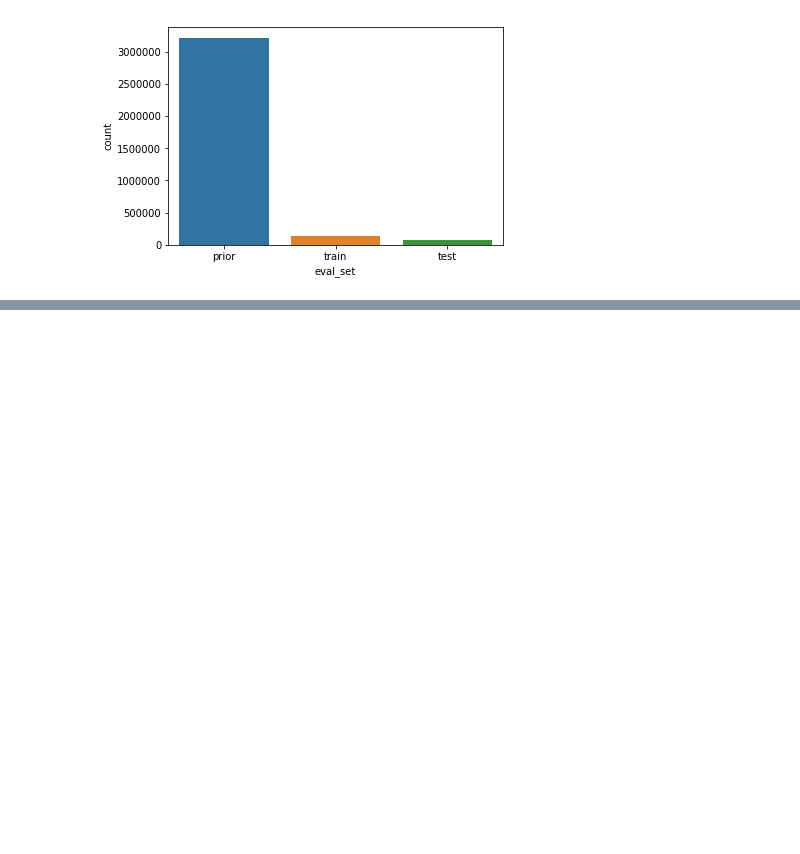
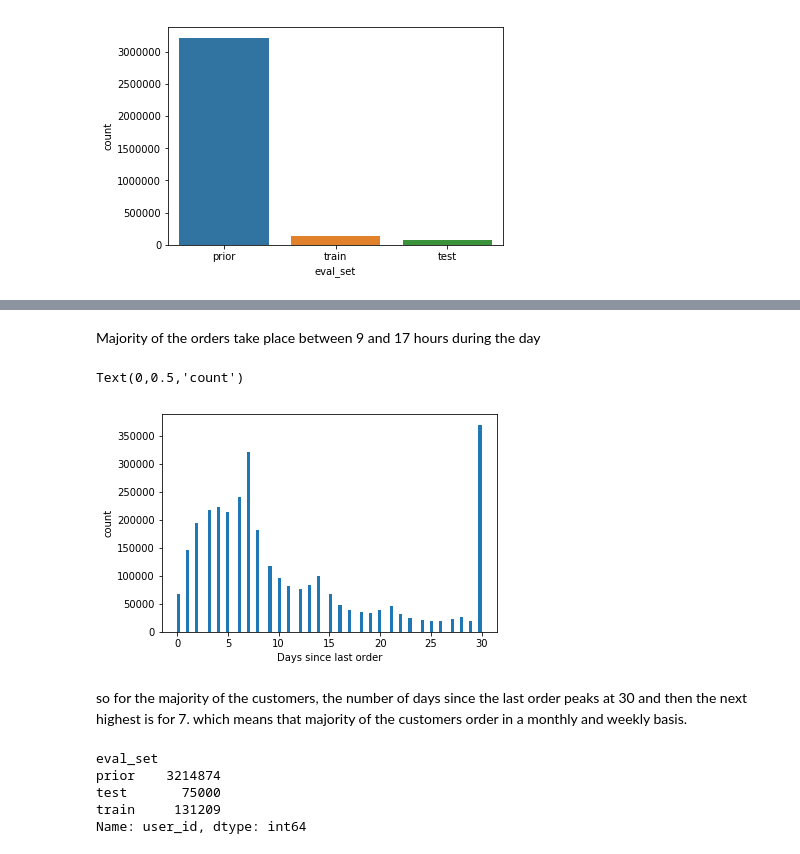
Before and after one commit to Pm1995/Instacart-Basket-Analysis-, a Jupyter notebook: work.ipynb, the cells around one changed output, grey strips where cells are left out. Drawn from its saved outputs; the diff is of its cells as text; code cells hidden in the pictures; blank space fills up the shorter version.

```diff
--- a/work.ipynb
+++ b/work.ipynb
@@ -99,0 +114,19 @@ sns.countplot(x="eval_set",data=orders)
+# %% [markdown]
+Majority of the orders take place between 9 and 17 hours during the day
+# %%
+orders['days_since_prior_order'].plot(kind='hist',bins=100)
+plt.xlabel('Days since last order')
+plt.ylabel('count')
+# %% [output]
+Text(0,0.5,'count')
+[figure, added]
+# %% [markdown]
+so for the majority of the customers, the number of days since the last order peaks at 30 and then the next highest is for 7. which means that majority of the customers order in a monthly and weekly basis.
+# %%
+orders.groupby('eval_set')['user_id'].count()
+# %% [output]
+eval_set
+prior    3214874
+test       75000
+train     131209
+Name: user_id, dtype: int64
```
Also changed, not shown: parts of 5 cells of this notebook.
